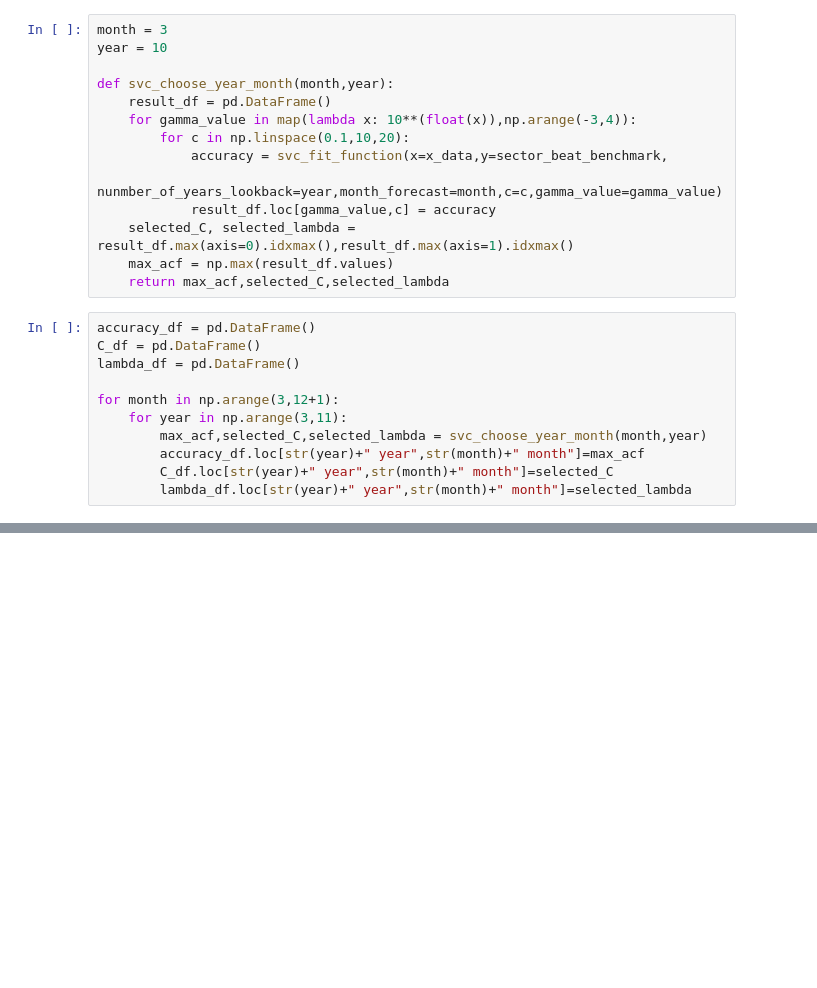
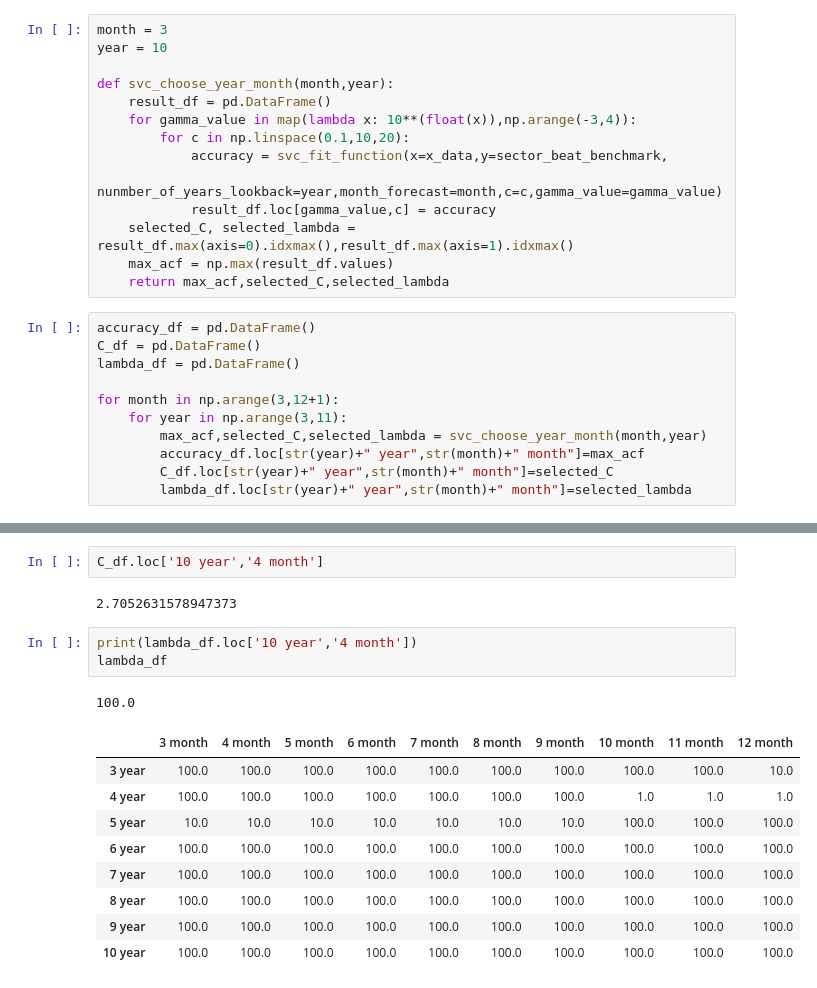
Before and after one commit to wipadawanna/Sector-Analysis, a Jupyter notebook: Luke_working_space/Plot generating codes/suppoer vector Classification.ipynb, the cells around one changed output, grey strips where cells are left out. Drawn from its saved outputs; the diff is of its cells as text; blank space fills up the shorter version.

```diff
--- a/Luke_working_space/Plot generating codes/suppoer vector Classification.ipynb
+++ b/Luke_working_space/Plot generating codes/suppoer vector Classification.ipynb
@@ -131,0 +128,18 @@ np.max(accuracy_df.values),accuracy_df
+# %%
+C_df.loc['10 year','4 month']
+# %% [output]
+2.7052631578947373
+# %%
+print(lambda_df.loc['10 year','4 month'])
+lambda_df
+# %% [output]
+100.0
+|  | 3 month | 4 month | 5 month | 6 month | 7 month | 8 month | 9 month | 10 month | 11 month | 12 month |
+| 3 year | 100.0 | 100.0 | 100.0 | 100.0 | 100.0 | 100.0 | 100.0 | 100.0 | 100.0 | 10.0 |
+| 4 year | 100.0 | 100.0 | 100.0 | 100.0 | 100.0 | 100.0 | 100.0 | 1.0 | 1.0 | 1.0 |
+| 5 year | 10.0 | 10.0 | 10.0 | 10.0 | 10.0 | 10.0 | 10.0 | 100.0 | 100.0 | 100.0 |
+| 6 year | 100.0 | 100.0 | 100.0 | 100.0 | 100.0 | 100.0 | 100.0 | 100.0 | 100.0 | 100.0 |
+| 7 year | 100.0 | 100.0 | 100.0 | 100.0 | 100.0 | 100.0 | 100.0 | 100.0 | 100.0 | 100.0 |
+| 8 year | 100.0 | 100.0 | 100.0 | 100.0 | 100.0 | 100.0 | 100.0 | 100.0 | 100.0 | 100.0 |
+| 9 year | 100.0 | 100.0 | 100.0 | 100.0 | 100.0 | 100.0 | 100.0 | 100.0 | 100.0 | 100.0 |
+| 10 year | 100.0 | 100.0 | 100.0 | 100.0 | 100.0 | 100.0 | 100.0 | 100.0 | 100.0 | 100.0 |
```
Also changed, not shown: parts of 10 cells of this notebook, 1 other file.
